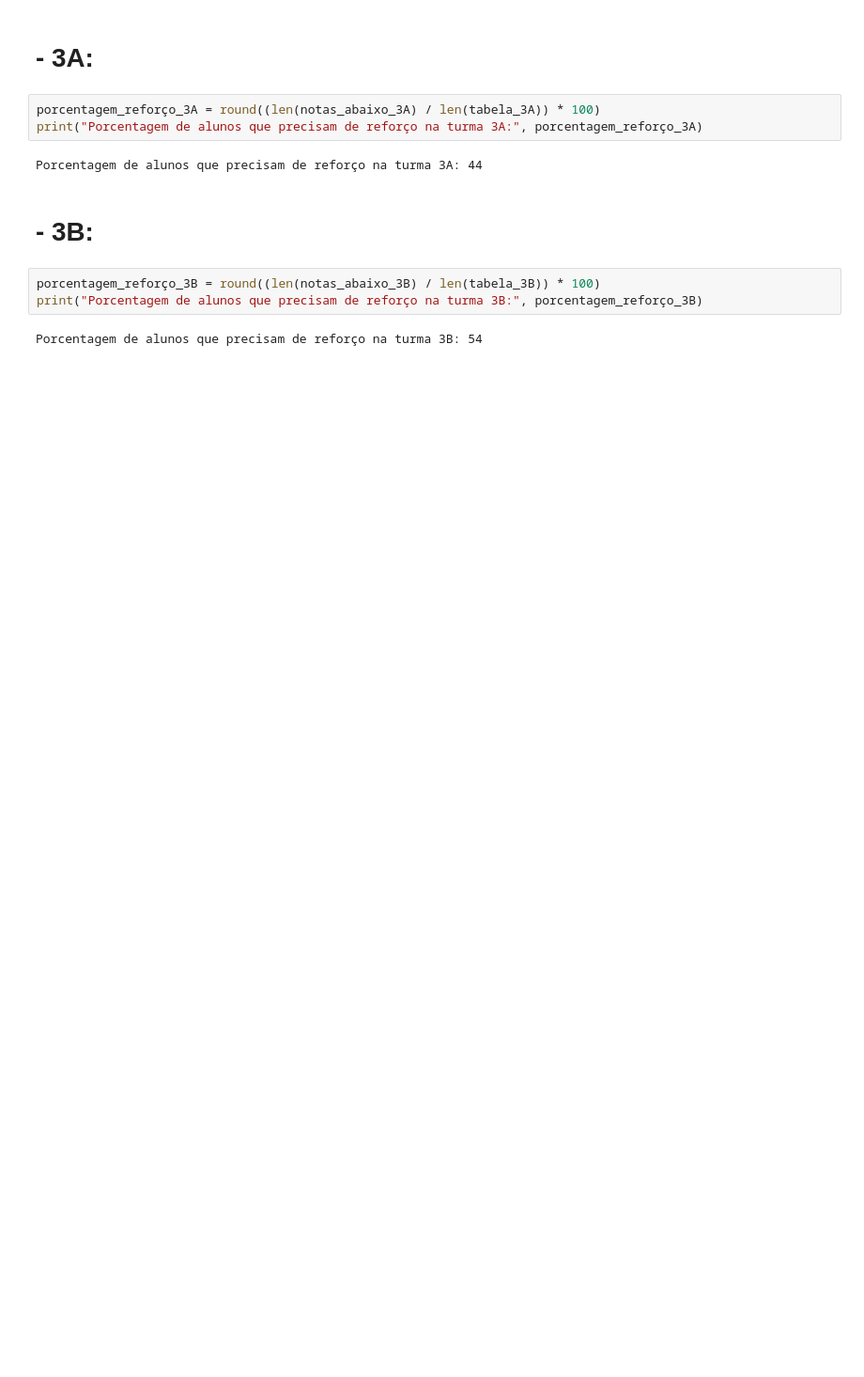
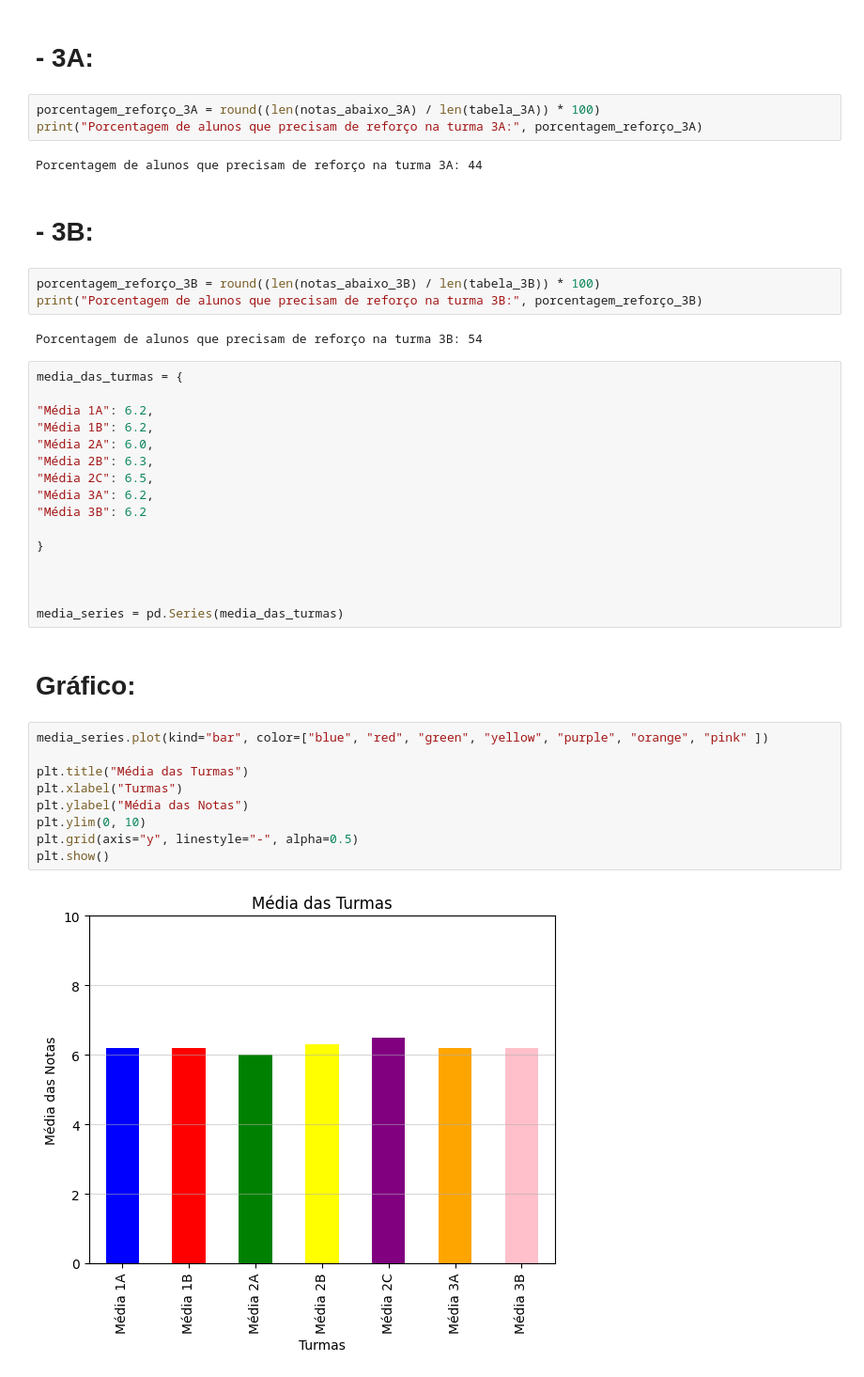
Before and after one commit to Fiascki/An-lise-Escolar, a Jupyter notebook: soluçãomat.ipynb, the cells around one changed output. Shown at 94% size. Cells and saved outputs as stored; diff of their text form; blank space fills up the shorter version.

```diff
--- a/soluçãomat.ipynb
+++ b/soluçãomat.ipynb
@@ -551,3 +552,32 @@ porcentagem_reforço_3B = round((len(notas_abaixo_3B) / len(tabela_3B)) * 100)
 print("Porcentagem de alunos que precisam de reforço na turma 3B:", porcentagem_reforço_3B)
 # %% [output]
 Porcentagem de alunos que precisam de reforço na turma 3B: 54
+# %%
+media_das_turmas = {
+
+"Média 1A": 6.2,
+"Média 1B": 6.2,
+"Média 2A": 6.0,
+"Média 2B": 6.3,
+"Média 2C": 6.5,
+"Média 3A": 6.2,
+"Média 3B": 6.2
+
+}
+
+
+
+media_series = pd.Series(media_das_turmas)
+# %% [markdown]
+# Gráfico:
+# %%
+media_series.plot(kind="bar", color=["blue", "red", "green", "yellow", "purple", "orange", "pink" ])
+
+plt.title("Média das Turmas")
+plt.xlabel("Turmas")
+plt.ylabel("Média das Notas")
+plt.ylim(0, 10)
+plt.grid(axis="y", linestyle="-", alpha=0.5)
+plt.show()
+# %% [output]
+[figure, added]
```
Also changed, not shown: parts of 3 cells of this notebook.
